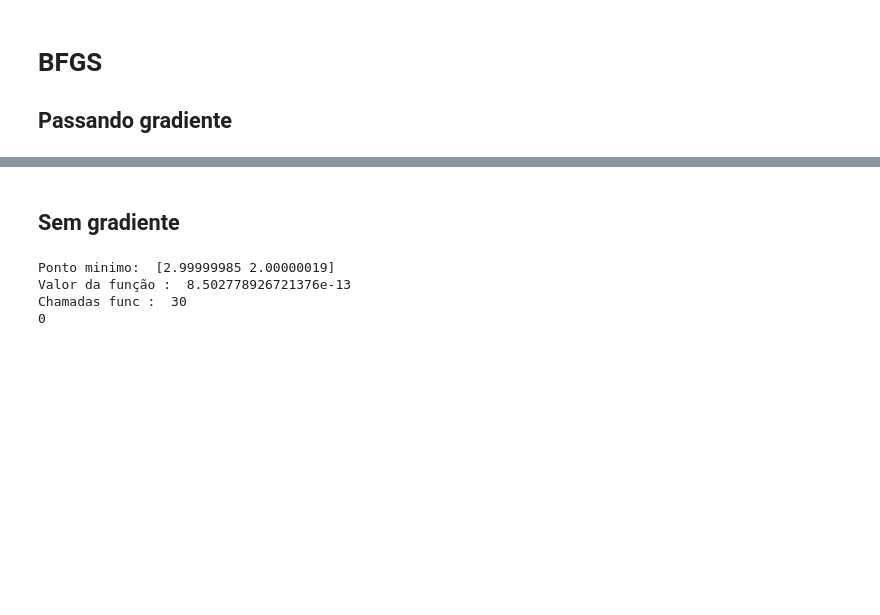
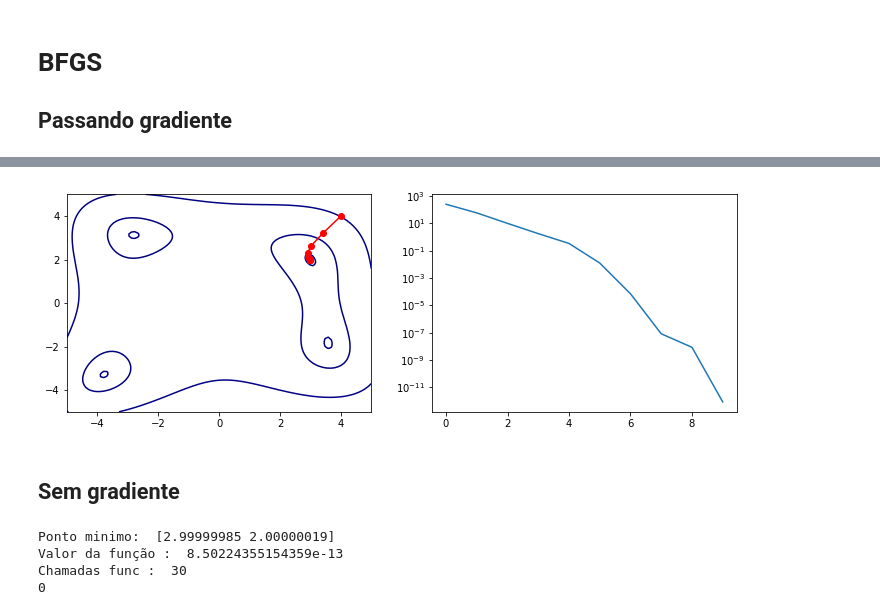
Before and after one commit to vitorml34/MO431, a Jupyter notebook: Tarefa-3.ipynb, the cells around one changed output, grey strips where cells are left out. Drawn from its saved outputs; the diff is of its cells as text; code cells hidden in the pictures; blank space fills up the shorter version.

```diff
--- a/Tarefa-3.ipynb
+++ b/Tarefa-3.ipynb
@@ -77,13 +161,15 @@ Chamadas func :  77
 ## Passando gradiente
 # %%
 himm_grad_call_cnt = 0
+ps = [[4, 4]]
 
-opt_res = opt.minimize(himmelblau_func, [4,4] ,method="L-BFGS-B",jac=himmelblau_grad)
+opt_res = opt.minimize(himmelblau_func, [4,4] ,method="L-BFGS-B",jac=himmelblau_grad,callback=reporter)
 
 print("Ponto minimo: ", opt_res.x)
 print("Valor da função : ", opt_res.fun)
 print("Chamadas func : ", opt_res.nfev)
 
 print(himm_grad_call_cnt)
+visualize_opt(himmelblau_func,ps)
 # %% [output]
 Ponto minimo:  [2.99999986 2.00000019]
@@ -91,11 +177,13 @@ Valor da função :  8.287611020495648e-13
 Chamadas func :  10
 10
+[figure, added]
 # %% [markdown]
 ## Sem gradiente
 # %%
 himm_grad_call_cnt = 0
+ps = [[4, 4]]
 
-opt_res = opt.minimize(himmelblau_func, [4,4] ,method="L-BFGS-B")
+opt_res = opt.minimize(himmelblau_func, [4,4] ,method="L-BFGS-B",callback=reporter)
 
 print("Ponto minimo: ", opt_res.x)
 print("Valor da função : ", opt_res.fun)
@@ -104,6 +192,6 @@ print("Chamadas func : ", opt_res.nfev)
 print(himm_grad_call_cnt)
 # %% [output]
 Ponto minimo:  [2.99999985 2.00000019]
-Valor da função :  8.502778926721376e-13
+Valor da função :  8.50224355154359e-13
 Chamadas func :  30
 0
```
Also changed, not shown: parts of 16 cells of this notebook.
